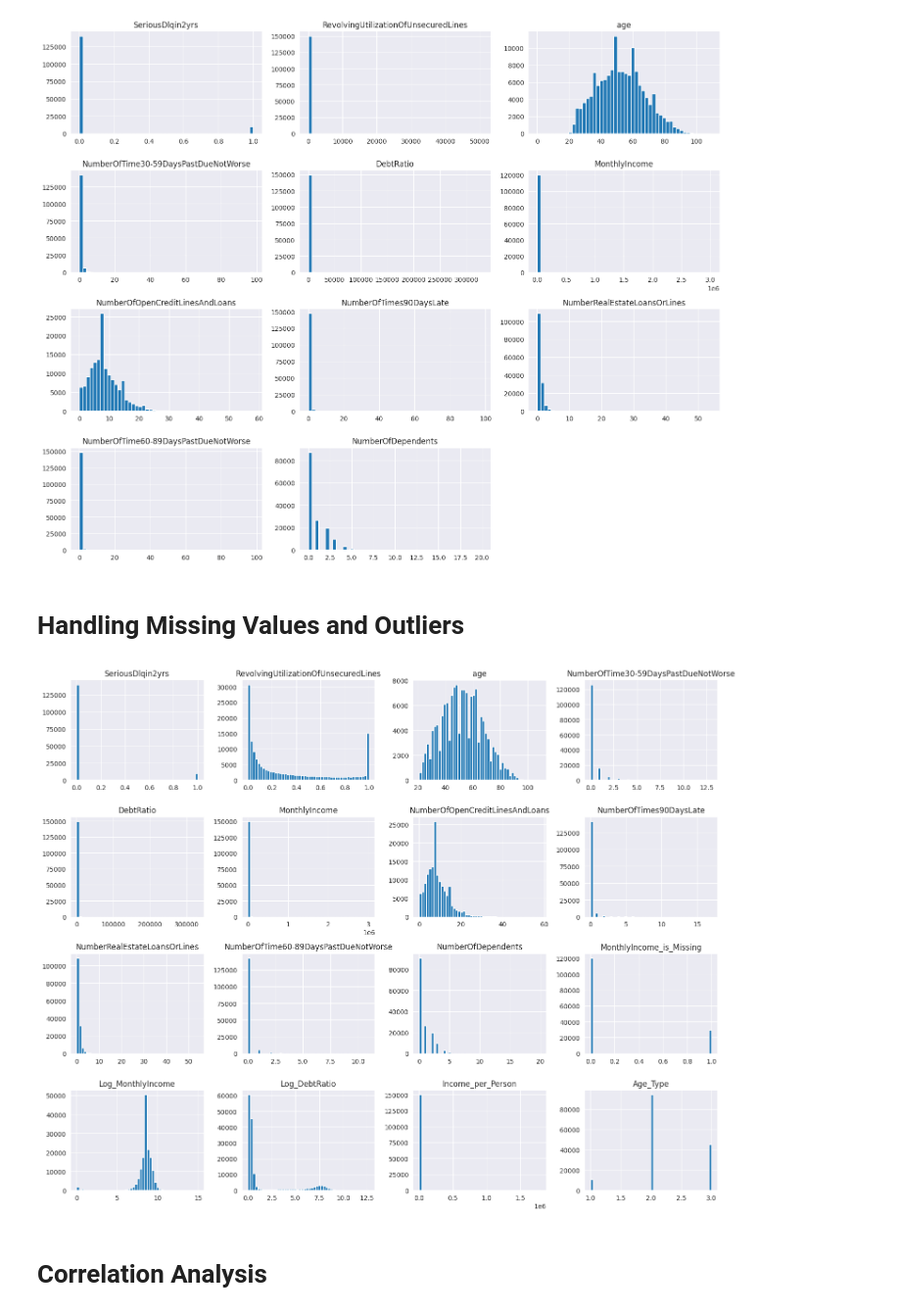
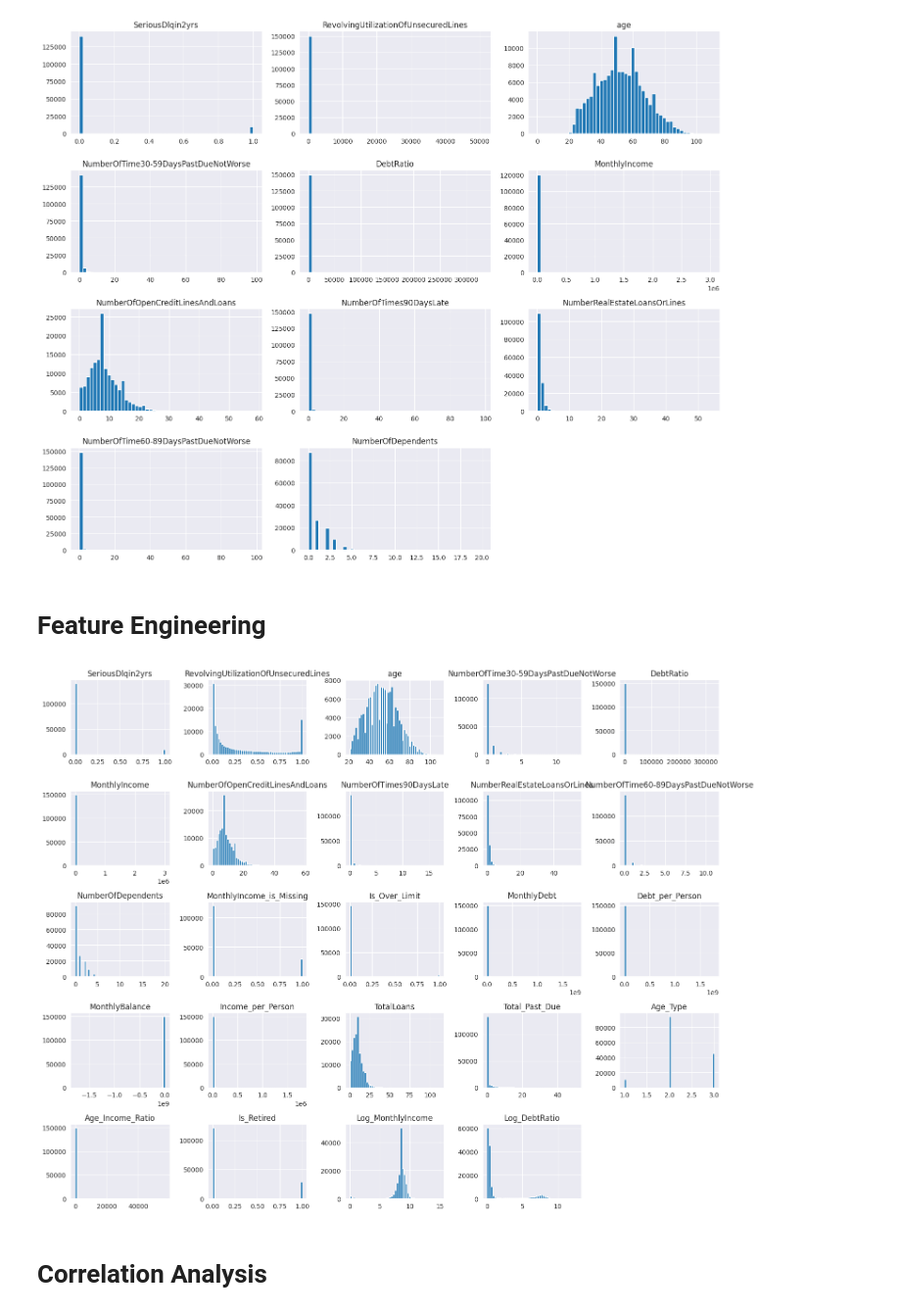
Before and after one commit to loouisheng/Credit_Risk_Prediction_Model, a Jupyter notebook: model.ipynb, the cells around one changed output. Shown at 98% size. Saved outputs shown, nothing was run; the diff lists cells and outputs as text; code cells hidden in the pictures.

```diff
--- a/model.ipynb
+++ b/model.ipynb
@@ -59,38 +61,56 @@ plt.show()
 The monthly income missing values ratio: 20%
 The number of dependents missing values ratio: 3%
 [figure]
-# %% [markdown]
-# Handling Missing Values and Outliers
+# %% [markdown]
+# Feature Engineering
 # %%
 def preprocessor(df):
     df["MonthlyIncome_is_Missing"] = df["MonthlyIncome"].isnull().astype(int)
-    df["MonthlyIncome"]=df["MonthlyIncome"].fillna(df["MonthlyIncome"].median())
-    df["NumberOfDependents"] = df["NumberOfDependents"].fillna(df["NumberOfDependents"].median())
-    df['Log_MonthlyIncome'] = np.log1p(df['MonthlyIncome'])
-    df['Log_DebtRatio'] = np.log1p(df["DebtRatio"])
+
     df.loc[df['age'] < 18, 'age'] = df['age'].median()
-    df.loc[df["RevolvingUtilizationOfUnsecuredLines"]>1,"RevolvingUtilizationOfUnsecuredLines"] = 1
     past_due_cols = [
         "NumberOfTime30-59DaysPastDueNotWorse",
         "NumberOfTime60-89DaysPastDueNotWorse",
         "NumberOfTimes90DaysLate"
     ]
     for col in past_due_cols:
-        df.loc[df[col]>90,col] = df[col].median()
+        df.loc[df[col] > 90, col] = df[col].median()
 
-    df["Income_per_Person"] = df["MonthlyIncome"].fillna(0) / (df["NumberOfDependents"] + 1)
+    df["Is_Over_Limit"] = (df["RevolvingUtilizationOfUnsecuredLines"] > 1).astype(int)
+    df.loc[df["RevolvingUtilizationOfUnsecuredLines"] > 1, "RevolvingUtilizationOfUnsecuredLines"] = 1
+
+    df["MonthlyIncome"] = df["MonthlyIncome"].fillna(df["MonthlyIncome"].median())
+    df["NumberOfDependents"] = df["NumberOfDependents"].fillna(df["NumberOfDependents"].median())
+
+
+    df["MonthlyDebt"] = df["MonthlyIncome"] * df["DebtRatio"]
+    df["Debt_per_Person"] = df["MonthlyDebt"] / (df["NumberOfDependents"] + 1)
+    df["MonthlyBalance"] = df["MonthlyIncome"] - df["MonthlyDebt"]
+    df["Income_per_Person"] = df["MonthlyIncome"] / (df["NumberOfDependents"] + 1)
+
+    df["TotalLoans"] = df["NumberRealEstateLoansOrLines"] + df["NumberOfOpenCreditLinesAndLoans"]
+    df["Total_Past_Due"] = (df["NumberOfTime30-59DaysPastDueNotWorse"] * 1) + \
+                           (df["NumberOfTime60-89DaysPastDueNotWorse"] * 2) + \
+                           (df["NumberOfTimes90DaysLate"] * 3)
 
     df["Age_Type"] = pd.cut(df["age"], bins=[0, 30, 60, 150], labels=[1, 2, 3]).astype(int)
+    df["Age_Income_Ratio"] = df["MonthlyIncome"] / (df["age"] + 1)
+    df["Is_Retired"] = (df["age"]>65).astype(int)
+
+
+    df['Log_MonthlyIncome'] = np.log1p(df['MonthlyIncome'])
+    df['Log_DebtRatio'] = np.log1p(df["DebtRatio"])
+
     return df
 
 df = preprocessor(df)
 test_df = preprocessor(test_df)
 
 df.hist(figsize=(15, 12), bins=50)
 plt.tight_layout()
 plt.show()
 # %% [output]
-[figure, old version]
+[figure, new version]
 # %% [markdown]
 # Correlation Analysis
 # %%
```
Also changed, not shown: parts of 24 cells of this notebook, 8 other files.
